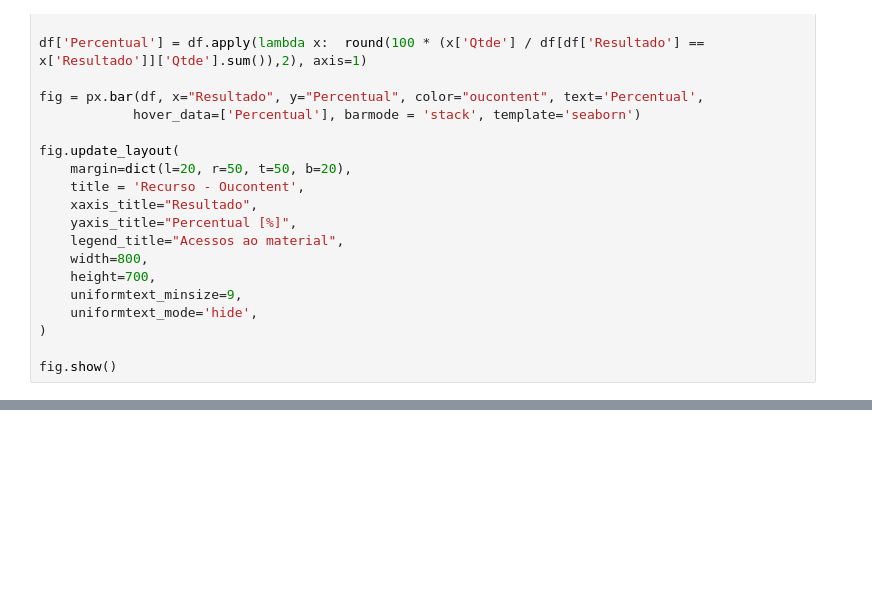
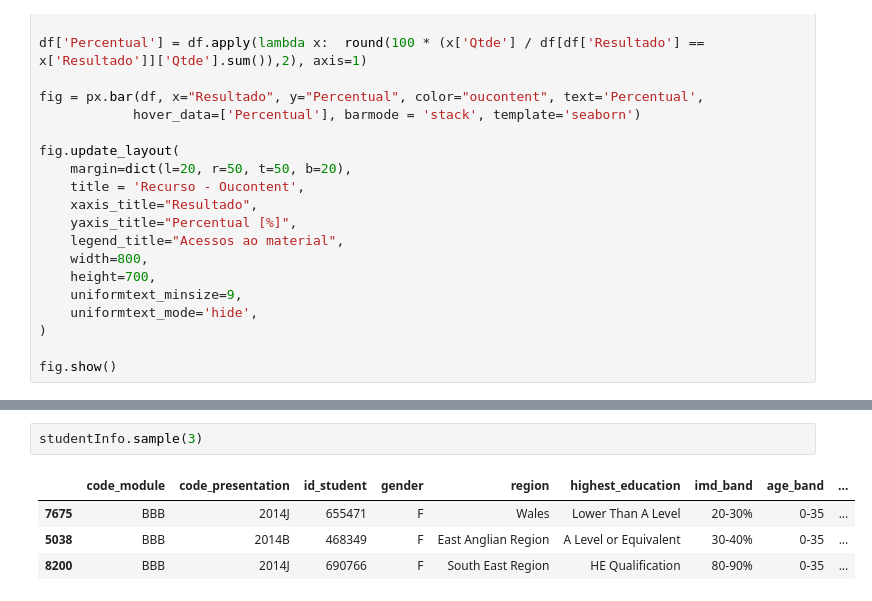
Before and after one commit to WanderScheidegger/OULAD_trybe, a Jupyter notebook: case_eda.ipynb, the cells around one changed output, grey strips where cells are left out. Cells and saved outputs as stored; diff of their text form; blank space fills up the shorter version.

```diff
--- a/case_eda.ipynb
+++ b/case_eda.ipynb
@@ -1286,0 +1293,7 @@ fig.show()
+# %%
+studentInfo.sample(3)
+# %% [output]
+|  | code_module | code_presentation | id_student | gender | region | highest_education | imd_band | age_band | ... |
+| 7675 | BBB | 2014J | 655471 | F | Wales | Lower Than A Level | 20-30% | 0-35 | ... |
+| 5038 | BBB | 2014B | 468349 | F | East Anglian Region | A Level or Equivalent | 30-40% | 0-35 | ... |
+| 8200 | BBB | 2014J | 690766 | F | South East Region | HE Qualification | 80-90% | 0-35 | ... |
```
Also changed, not shown: parts of 9 cells of this notebook.
